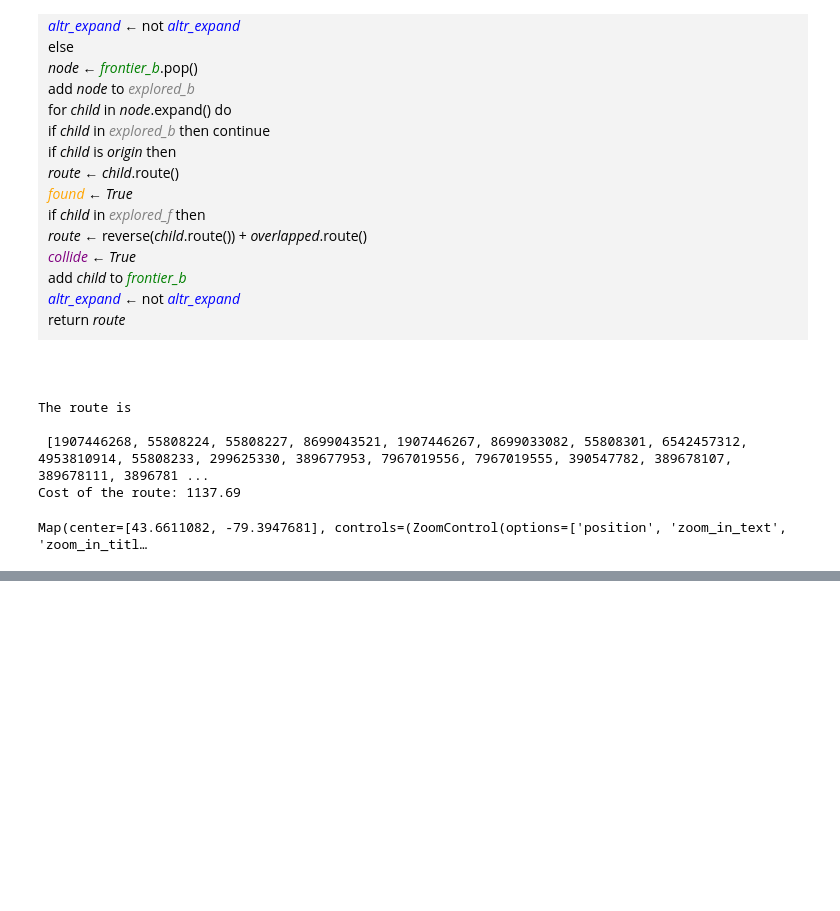
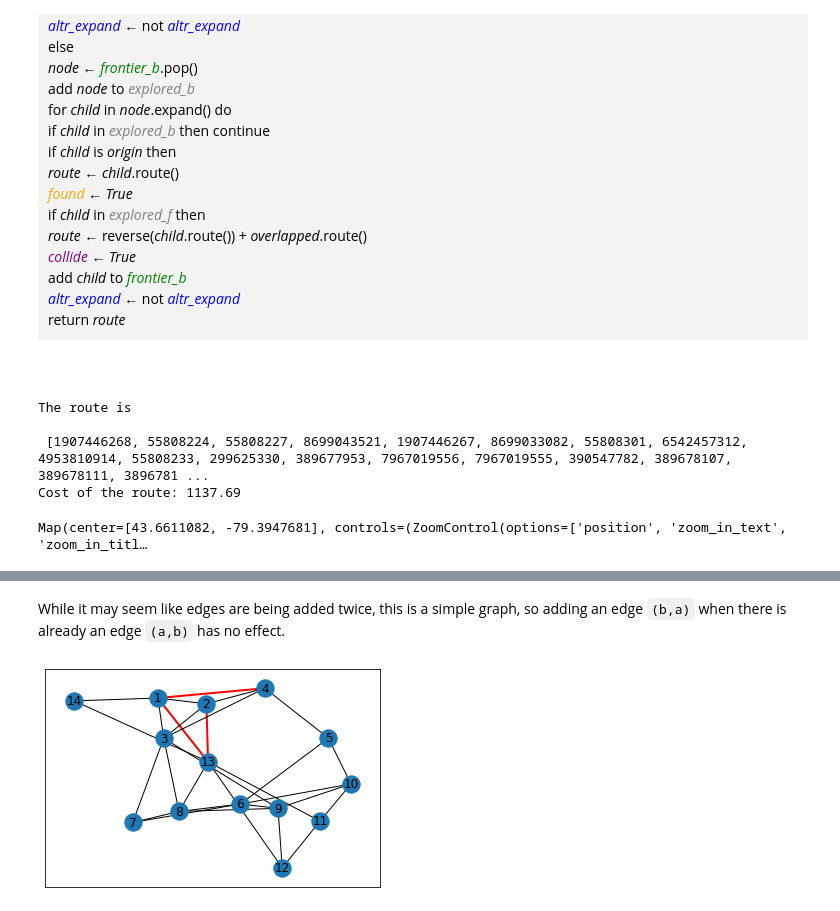
Before and after one commit to SmartMobilityAlgorithms/book, a Jupyter notebook: content/GraphSearchAlgorithms/InformedSearch.ipynb, the cells around one changed output, grey strips where cells are left out. Saved outputs shown, nothing was run; the diff lists cells and outputs as text; code cells hidden in the pictures; blank space fills up the shorter version.

Commit message:
Updated typos, formatting, etc. (See issues tracker with linked commit)

```diff
--- a/content/GraphSearchAlgorithms/InformedSearch.ipynb
+++ b/content/GraphSearchAlgorithms/InformedSearch.ipynb
@@ -476,0 +629,36 @@ Map(center=[43.6611082, -79.3947681], controls=(ZoomControl(options=['position',
+# %%
+# to keep track of the edges added after the algorithm finishes
+edges_before = [*G.edges()]
+
+current_graph = [*G.nodes()]
+
+for node_ED in edge_difference:
+    node = node_ED[0]
+
+    # now we will contract the given node through all iterations
+    networkx.set_node_attributes(G, {node: True}, 'contracted')
+
+    new_graph = current_graph
+    new_graph.remove(node)
+    current_shortest_paths = dict()
+    for source in new_graph:
+            current_shortest_paths[source] = dict()
+            for destination in new_graph:
+                current_shortest_paths[source][destination] = dijkstra_with_contraction(G,source, destination)
+
+    for source in current_shortest_paths:
+        SP_contracted = current_shortest_paths[source]
+        SP_original = shortest_paths[source]
+        for destination in SP_contracted:
+            if source == destination: continue
+            if SP_contracted[destination] != SP_original[destination]:
+                print("Added edge between ", source, destination," after contracting", node)
+
+                G.add_edge(source, destination, weight=SP_original[destination])
+
+    current_graph = new_graph
+
+# new edges after adding additional arcs
+edges_after = [*G.edges()]
+print("# edges before", len(edges_before))
+print("# edges after", len(edges_after))
@@ -476,0 +674,13 @@ Map(center=[43.6611082, -79.3947681], controls=(ZoomControl(options=['position',
+# %% [markdown]
+While it may seem like edges are being added twice, this is a simple graph, so adding an edge `(b,a)` when there is already an edge `(a,b)` has no effect.
+# %%
+# Visualize the newly created "shortcute" on the graph
+
+added_edges = list(set(edges_after) - set(edges_before))
+
+# let's color these edges and draw the graph again
+colors = ['r' if edge in added_edges else 'k' for edge in G.edges()]
+widths = [2 if edge in added_edges else 1 for edge in G.edges()]
+networkx.draw_networkx(G,with_labels=True,width=widths, edge_color=colors)
+# %% [output]
+[figure, added]
```
Also changed, not shown: parts of 21 cells of this notebook, 16 other files.
